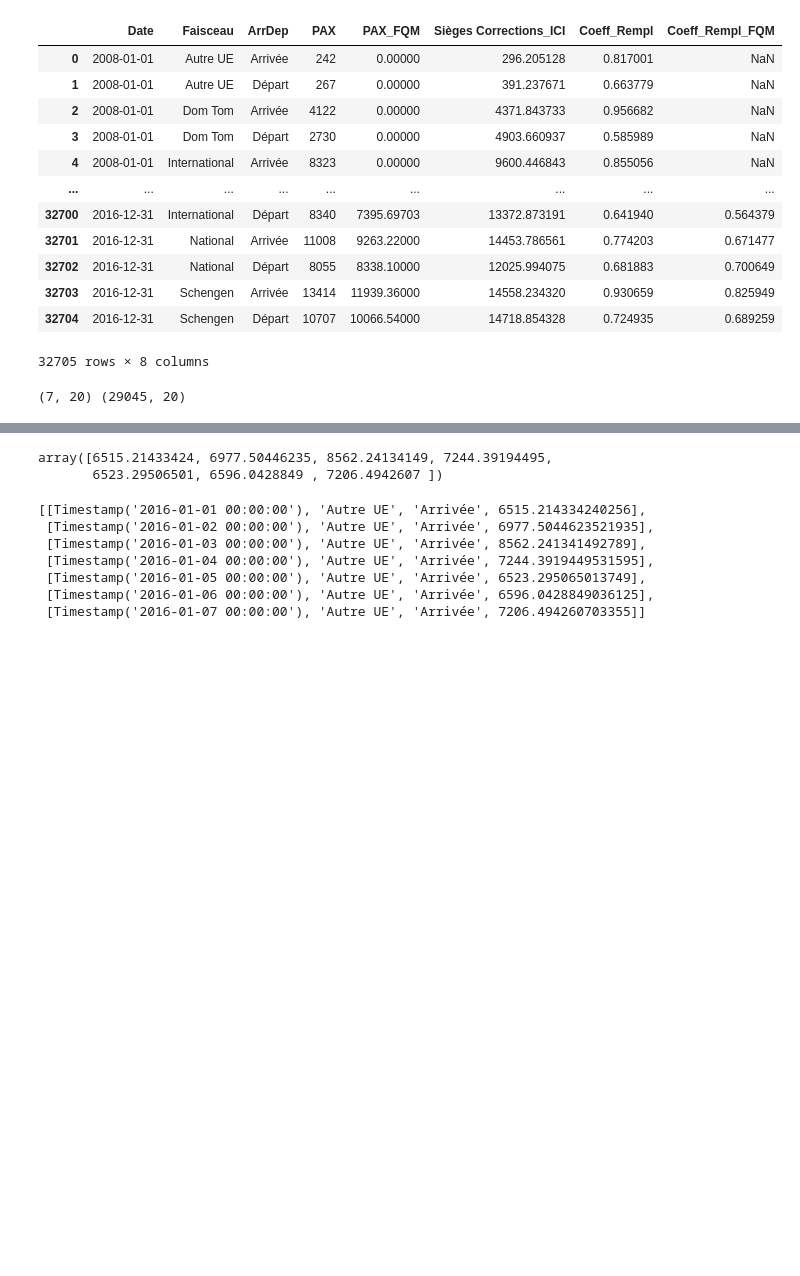
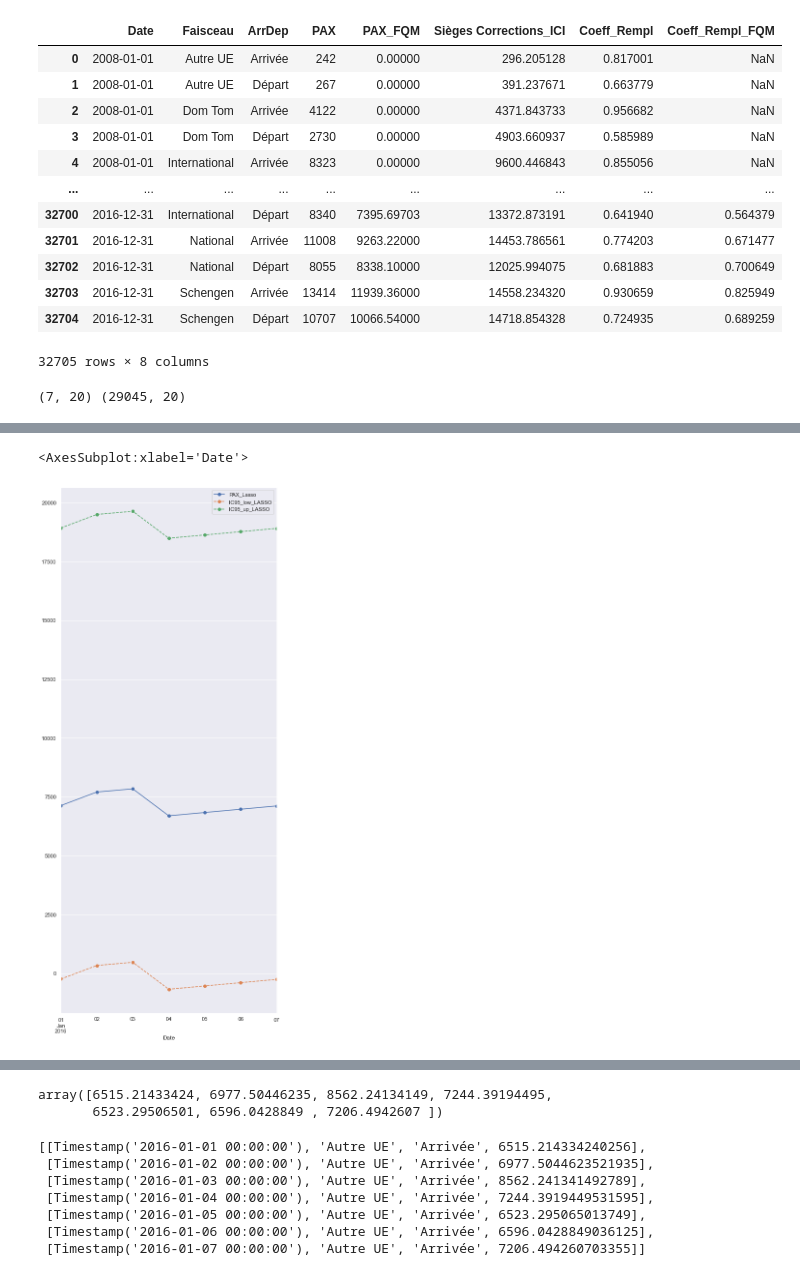
Before and after one commit to erialc-cal/StatApp_2020, a Jupyter notebook: Modélisation/Comparaisons previsions.ipynb, the cells around one changed output, grey strips where cells are left out. Drawn from its saved outputs; the diff is of its cells as text; code cells hidden in the pictures; blank space fills up the shorter version.

Commit message:
Intervalles de prédictions finis pour Lasso

```diff
--- a/Modélisation/Comparaisons previsions.ipynb
+++ b/Modélisation/Comparaisons previsions.ipynb
@@ -444,0 +728,25 @@ histoMod[colonnesCalendrier]
+# %%
+modele = LassoCV(cv=5,eps=0.001, n_alphas=100, normalize=True)
+        # L'argument normalize=True va normaliser toutes les colonnes de X
+modele.fit(X_mod,y_mod)
+
+predictions = modele.predict(X_pred)
+
+# Calcul des IC par bootstrap
+
+intervals = prediction_interval(model, X_mod, y_mod, X_pred, 0.05)
+
+# Mise en forme des prédictions :
+faisceau = histoMod['Faisceau'][0]
+mvt = histoMod['ArrDep'][0]
+
+PrevisionsLasso=[]
+for k in trange(hPrev) :
+    PrevisionsLasso.append([dateFinMod + timedelta(days=k+1) , faisceau, mvt, predictions[k]])
+
+PrevisionsLasso = pd.DataFrame(data=PrevisionsLasso,columns = ["Date", "Faisceau", "ArrDep", "PAX_Lasso"])
+PrevisionsLasso["IC"+str(int(ic*100))+"_low_LASSO"] = min_pred
+#PrevisionsLasso["IC"+str(int(ic*100))+"_up_LASSO"] = max_pred
+# %%
+PrevisionsLasso["IC"+str(int(ic*100))+"_low_LASSO"] = PrevisionsLasso["PAX_Lasso"]+intervals[0]
+PrevisionsLasso["IC"+str(int(ic*100))+"_up_LASSO"] = PrevisionsLasso["PAX_Lasso"]+ intervals[2]
@@ -444,0 +764,12 @@ histoMod[colonnesCalendrier]
+# %%
+import seaborn as sns
+sns.set(style='darkgrid')
+fig, ax = plt.subplots(figsize=(8,20))
+
+
+PrevisionsLasso[['Date','PAX_Lasso']].set_index('Date').plot(ax = ax,legend=True,style='o-')
+PrevisionsLasso[['Date','IC95_low_LASSO']].set_index('Date').plot(ax=ax,legend=True,style='o--')
+PrevisionsLasso[['Date','IC95_up_LASSO']].set_index('Date').plot(ax=ax,legend=True,style='o--')
+# %% [output]
+<AxesSubplot:xlabel='Date'>
+[figure, added]
```
Also changed, not shown: parts of 21 cells of this notebook, 1 other file.
